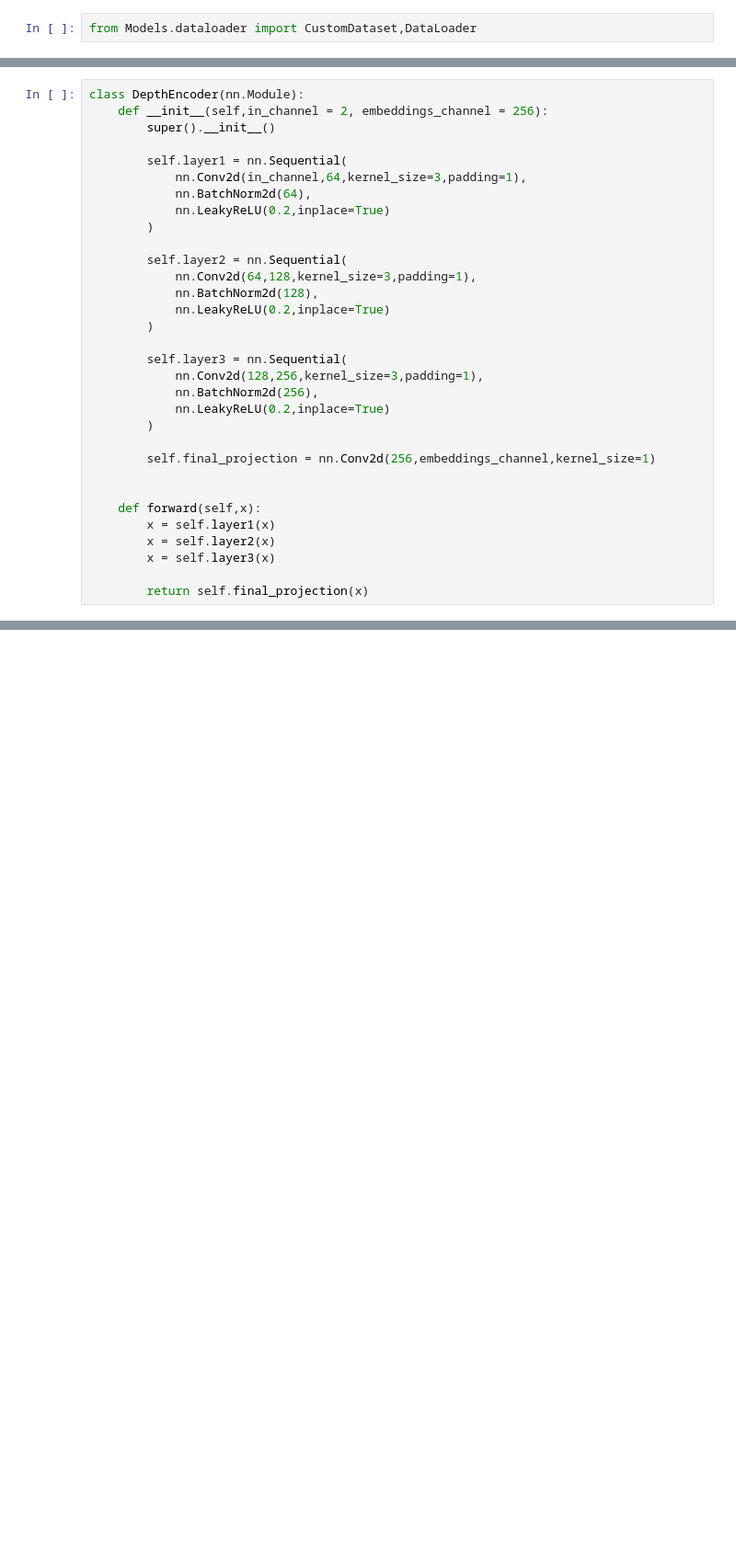
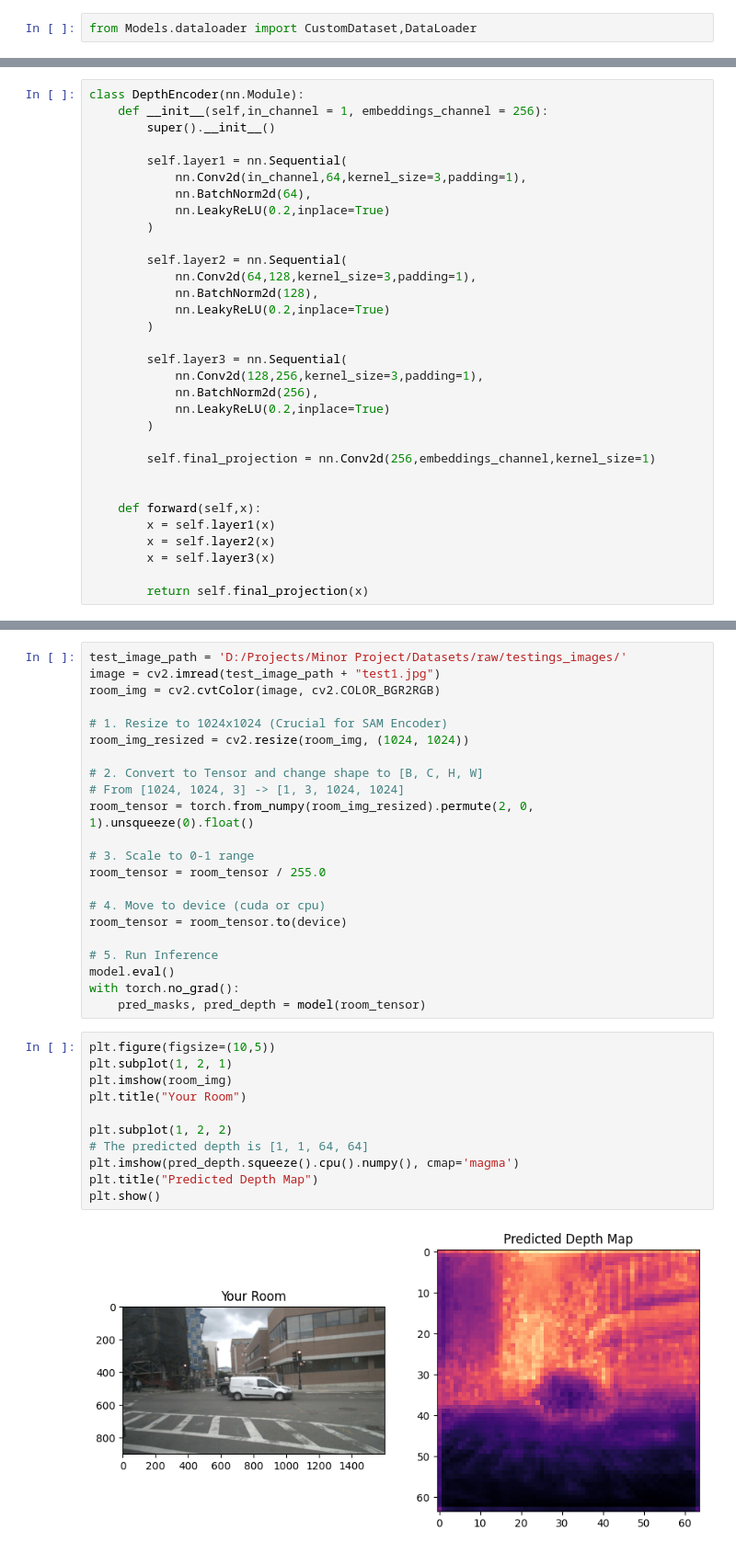
Before and after one commit to Utkristha/MONO-SAM, a Jupyter notebook: Notebook/1_combine.ipynb, the cells around one changed output, grey strips where cells are left out. Shown at 92% size. Saved outputs shown, nothing was run; the diff lists cells and outputs as text; blank space fills up the shorter version.

Commit message:
combined model

```diff
--- a/Notebook/1_combine.ipynb
+++ b/Notebook/1_combine.ipynb
@@ -21,6 +38,6 @@ from Models.dataloader import CustomDataset,DataLoader
 # %%
 class DepthEncoder(nn.Module):
-    def __init__(self,in_channel = 2, embeddings_channel = 256):
+    def __init__(self,in_channel = 1, embeddings_channel = 256):
         super().__init__()
 
         self.layer1 = nn.Sequential(
@@ -98,0 +292,35 @@ class DepthSAMFusion(nn.Module):
+# %%
+test_image_path = 'D:/Projects/Minor Project/Datasets/raw/testings_images/'
+image = cv2.imread(test_image_path + "test1.jpg")
+room_img = cv2.cvtColor(image, cv2.COLOR_BGR2RGB)
+
+# 1. Resize to 1024x1024 (Crucial for SAM Encoder)
+room_img_resized = cv2.resize(room_img, (1024, 1024))
+
+# 2. Convert to Tensor and change shape to [B, C, H, W]
+# From [1024, 1024, 3] -> [1, 3, 1024, 1024]
+room_tensor = torch.from_numpy(room_img_resized).permute(2, 0, 1).unsqueeze(0).float()
+
+# 3. Scale to 0-1 range
+room_tensor = room_tensor / 255.0
+
+# 4. Move to device (cuda or cpu)
+room_tensor = room_tensor.to(device)
+
+# 5. Run Inference
+model.eval()
+with torch.no_grad():
+    pred_masks, pred_depth = model(room_tensor)
+# %%
+plt.figure(figsize=(10,5))
+plt.subplot(1, 2, 1)
+plt.imshow(room_img)
+plt.title("Your Room")
+
+plt.subplot(1, 2, 2)
+# The predicted depth is [1, 1, 64, 64]
+plt.imshow(pred_depth.squeeze().cpu().numpy(), cmap='magma')
+plt.title("Predicted Depth Map")
+plt.show()
+# %% [output]
+[figure, added]
```
Also changed, not shown: parts of 9 cells of this notebook, 3 other files.
